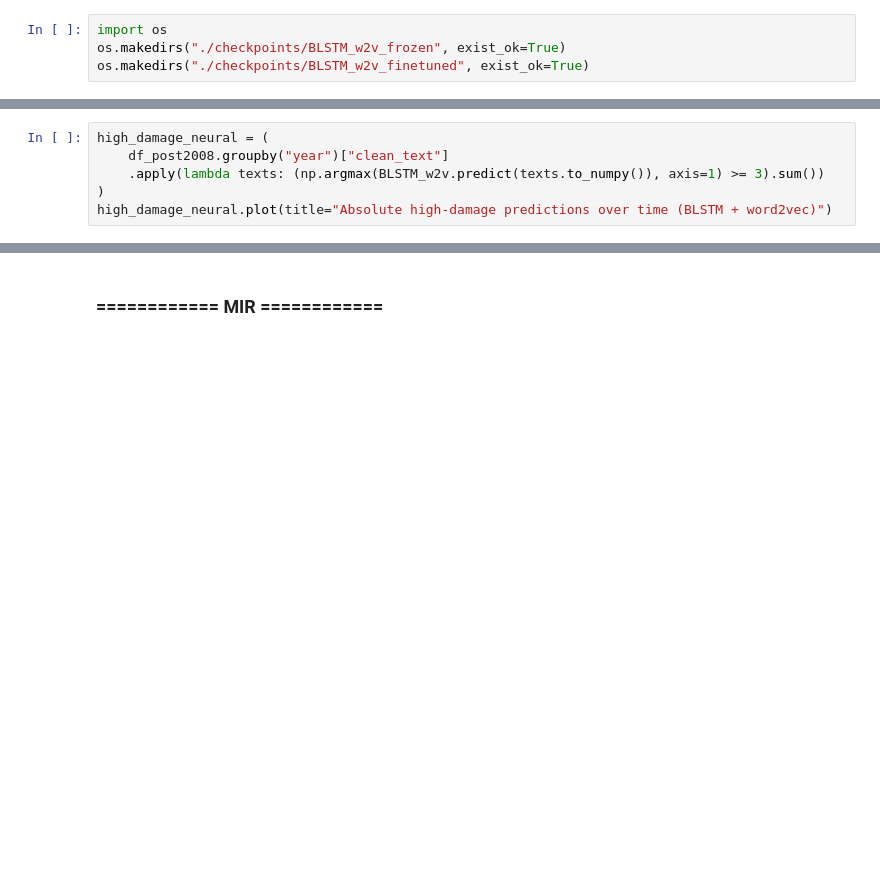
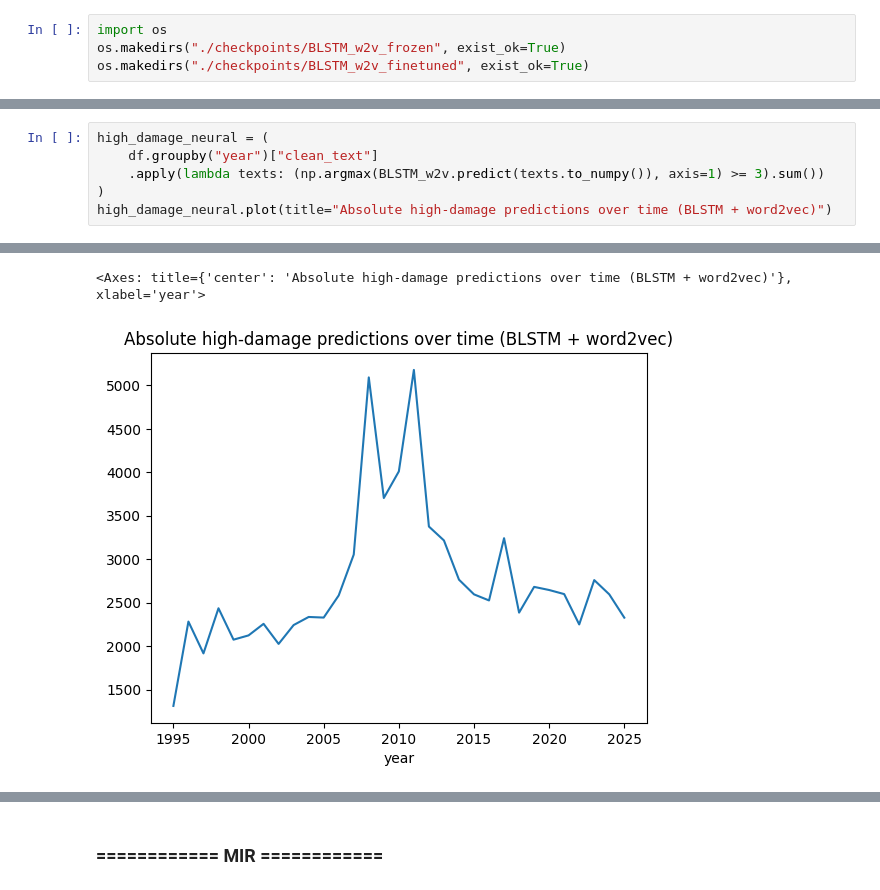
Before and after one commit to mirunabel/Task1_ATML, a Jupyter notebook: Task1.ipynb, the cells around one changed output, grey strips where cells are left out. Drawn from its saved outputs; the diff is of its cells as text; blank space fills up the shorter version.

```diff
--- a/Task1.ipynb
+++ b/Task1.ipynb
@@ -1706,6 +1810,7 @@ plot_training(history_frozen.history)
 # %%
 high_damage_neural = (
-    df_post2008.groupby("year")["clean_text"]
+    df.groupby("year")["clean_text"]
     .apply(lambda texts: (np.argmax(BLSTM_w2v.predict(texts.to_numpy()), axis=1) >= 3).sum())
 )
 high_damage_neural.plot(title="Absolute high-damage predictions over time (BLSTM + word2vec)")
+# %% [output]
@@ -1711,0 +1834,2 @@ high_damage_neural.plot(title="Absolute high-damage predictions over time (BLSTM
+<Axes: title={'center': 'Absolute high-damage predictions over time (BLSTM + word2vec)'}, xlabel='year'>
+[figure, added]
```
Also changed, not shown: parts of 28 cells of this notebook.
